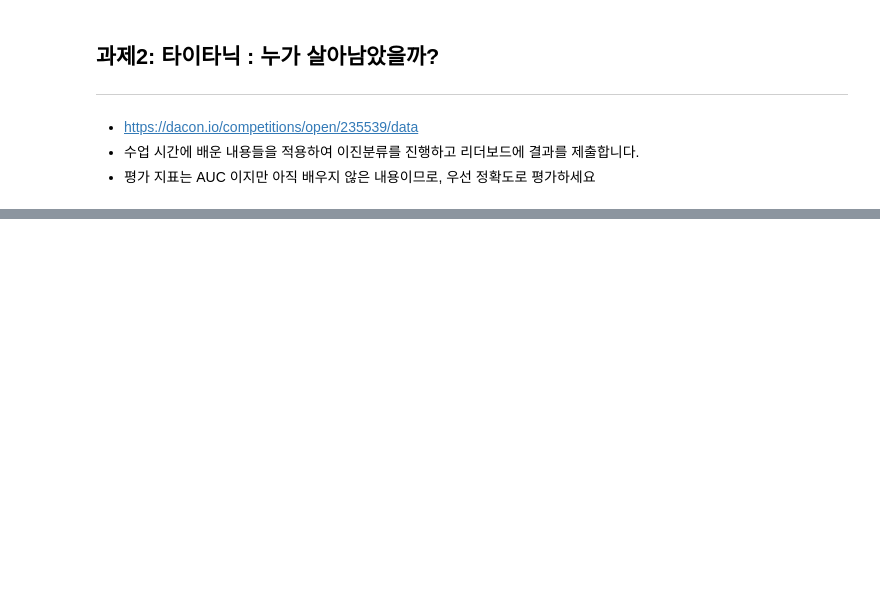
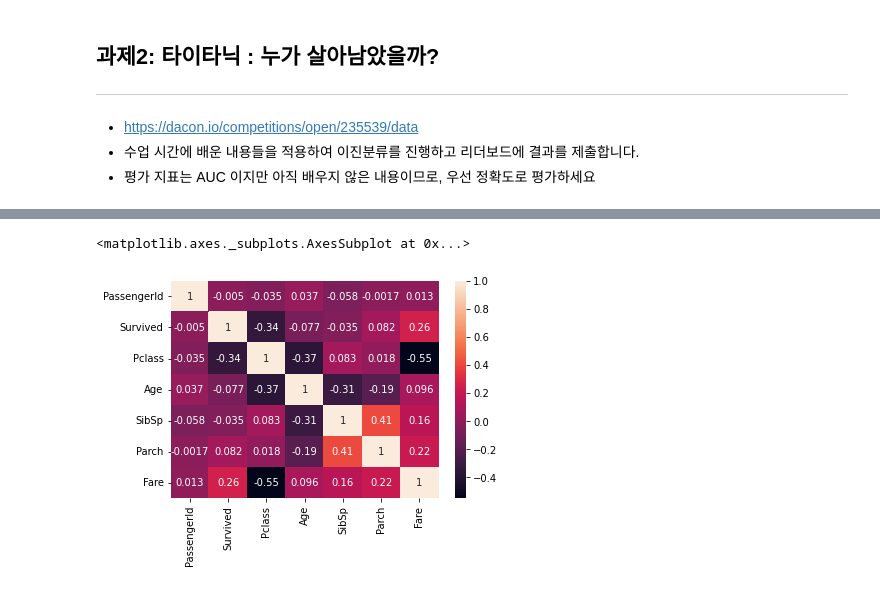
Before and after one commit to PomesHouse/SkillTreePython-DataAnalysis, a Jupyter notebook: 05.머신러닝기반데이터분석/ch05_11_사이킷런실습_분류모델탐색.ipynb, the cells around one changed output, grey strips where cells are left out. Saved outputs shown, nothing was run; the diff lists cells and outputs as text; code cells hidden in the pictures; blank space fills up the shorter version.

```diff
--- a/05.머신러닝기반데이터분석/ch05_11_사이킷런실습_분류모델탐색.ipynb
+++ b/05.머신러닝기반데이터분석/ch05_11_사이킷런실습_분류모델탐색.ipynb
@@ -1065,3 +1295,12 @@ df.shape
 * https://dacon.io/competitions/open/235539/data
 * 수업 시간에 배운 내용들을 적용하여 이진분류를 진행하고 리더보드에 결과를 제출합니다.
 * 평가 지표는 AUC 이지만 아직 배우지 않은 내용이므로, 우선 정확도로 평가하세요
+# %%
+import numpy as np
+import pandas as pd
+import seaborn as sns
+
+train = pd.read_csv('/content/train.csv')
+test = pd.read_csv('/content/test.csv')
+
+train.head()
@@ -1067,0 +1348,5 @@ df.shape
+# %%
+sns.heatmap(train.corr(), annot = True)
+# %% [output]
+<matplotlib.axes._subplots.AxesSubplot at 0x...>
+[figure, added]
```
Also changed, not shown: parts of 15 cells of this notebook.
